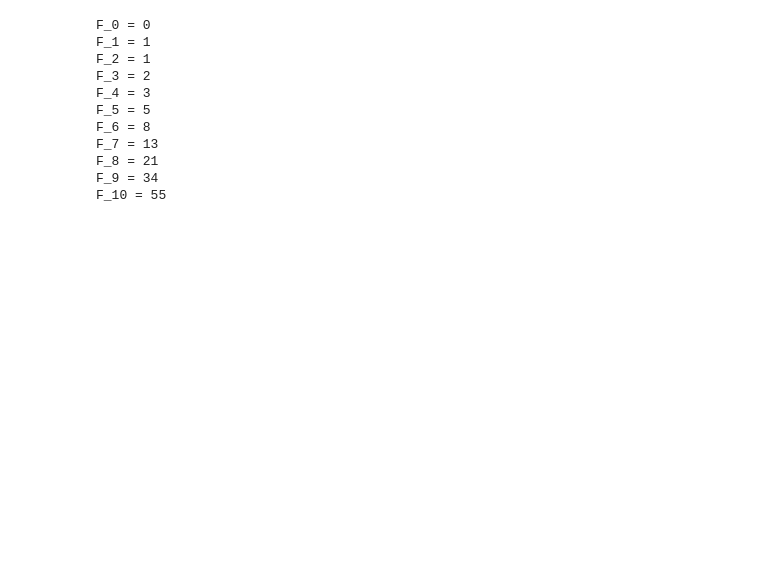
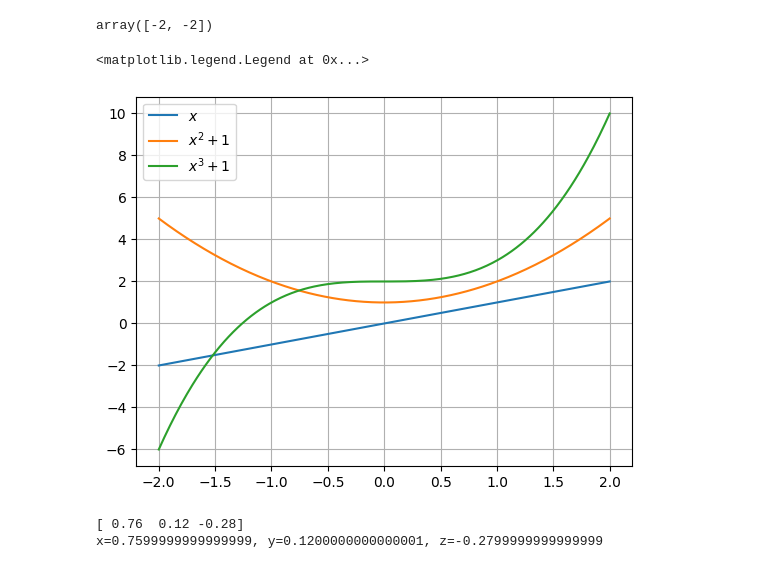
Before and after one commit to jarowit7/MOB_lab, a Jupyter notebook: lab_01.ipynb, the cells around one changed output. Saved outputs shown, nothing was run; the diff lists cells and outputs as text; code cells hidden in the pictures; blank space fills up the shorter version.

```diff
--- a/lab_01.ipynb
+++ b/lab_01.ipynb
@@ -42,17 +64,49 @@ def Fib(n):
-# %%
-# test L1.3
-
-for i in range(11):
-  print("F_%d = %d"%(i, Fib(i)))
-# %% [output]
-F_0 = 0
-F_1 = 1
-F_2 = 1
-F_3 = 2
-F_4 = 3
-F_5 = 5
-F_6 = 8
-F_7 = 13
-F_8 = 21
-F_9 = 34
-F_10 = 55
+# %%
+# L1.4
+
+def plusminus(v, w, s):
+  # zwraca v + s*w
+  # czyli suma dla s=+1 a róznica dla s=-1
+  return v + s*w
+
+# test
+v = np.array([1,2])
+w = np.array([3,4])
+plusminus(v, w, -1)
+# %% [output]
+array([-2, -2])
+# %%
+# L1.5
+
+x = np.linspace(-2, 2, 401)
+y1 = x
+y2 = x**2+1
+y3 = x**3+2
+
+plt.plot(x, y1, label="$x$")
+plt.plot(x, y2, label="$x^2+1$")
+plt.plot(x, y3, label="$x^3 + 1$")
+plt.grid()
+plt.legend()
+# %% [output]
+<matplotlib.legend.Legend at 0x...>
+[figure, added]
+# %%
+# L1.6
+
+A = np.array([[1,2,0],
+              [3,0,1],
+              [1,7,-5]])
+b = np.array([1,2,3])
+v = np.linalg.solve(A,b)
+
+
+
+#test
+print(v)
+print(f"x={v[0]}, y={v[1]}, z={v[2]}")
+
+# czemu tak dziwnie się robi?
+# %% [output]
+[ 0.76  0.12 -0.28]
+x=0.7599999999999999, y=0.1200000000000001, z=-0.2799999999999999
```
Also changed, not shown: parts of 4 cells of this notebook.
